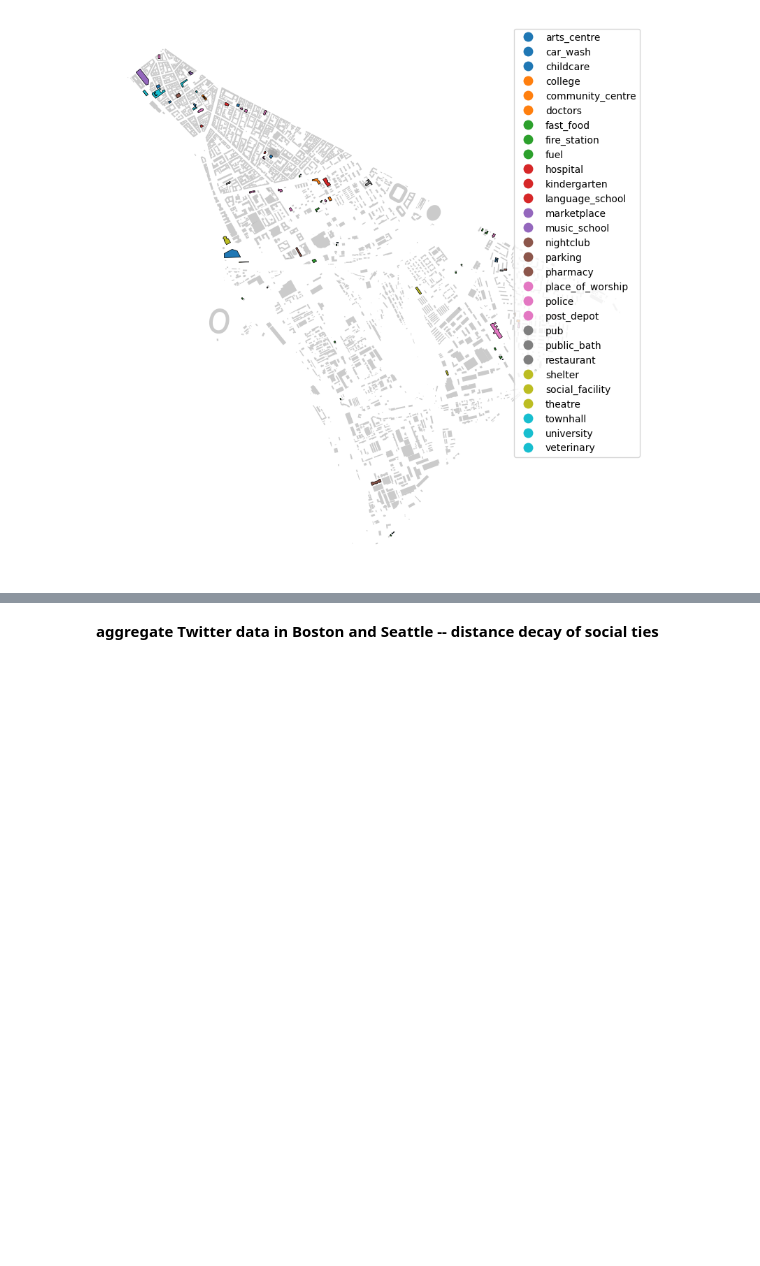
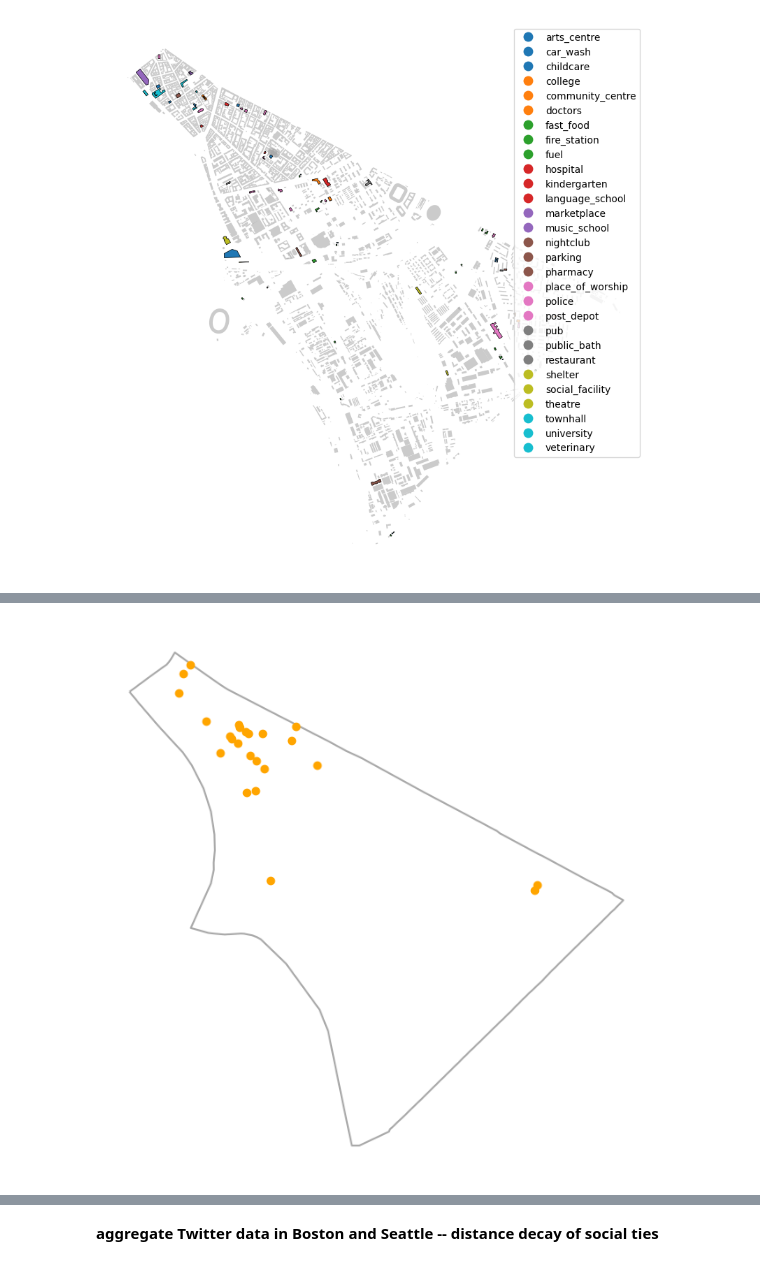
Before and after one commit to sandorjuhasz/geoDS_guest_lectures, a Jupyter notebook: code/part3_geoDS_OSM_and_spatial_networks.ipynb, the cells around one changed output, grey strips where cells are left out. Drawn from its saved outputs; the diff is of its cells as text; code cells hidden in the pictures; blank space fills up the shorter version.

```diff
--- a/code/part3_geoDS_OSM_and_spatial_networks.ipynb
+++ b/code/part3_geoDS_OSM_and_spatial_networks.ipynb
@@ -67,0 +76,20 @@ ax.set_axis_off()
+# %%
+# define tags used to query OSM
+tags = {"shop": "bakery"}
+
+# download objects that matches query within specific location
+bakeries = ox.geometries_from_place(
+    ["9th District, Budapest"], tags
+)
+# %%
+fig, ax = plt.subplots(1,1, figsize=(8, 8))
+
+# plot the bakeries
+bakeries.to_crs(crs).plot(ax=ax, color="orange", zorder=3)
+
+# add the boundary
+district.to_crs(crs).boundary.plot(ax=ax, color="darkgrey", zorder=2)
+
+ax.set_axis_off()
+# %% [output]
+[figure, added]
```
Also changed, not shown: parts of 30 cells of this notebook, 1 other file.
